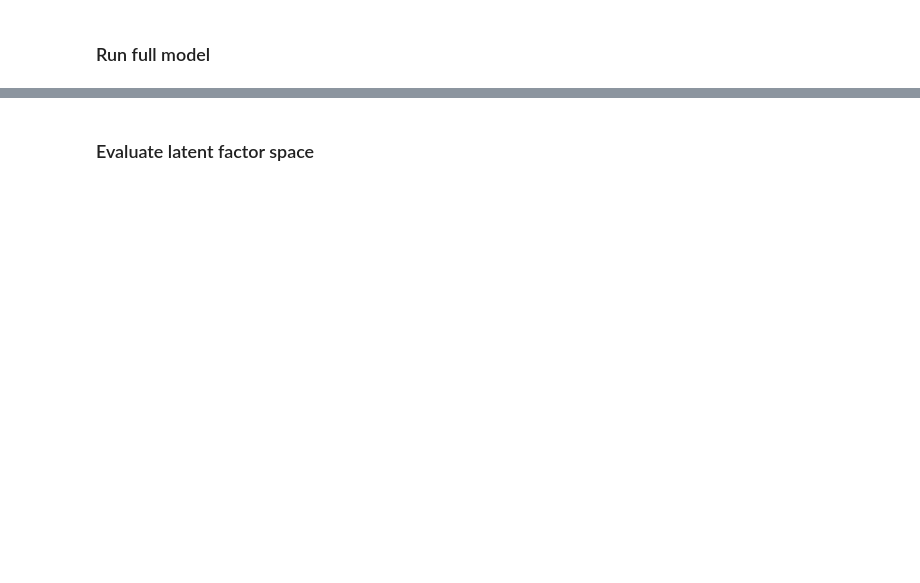
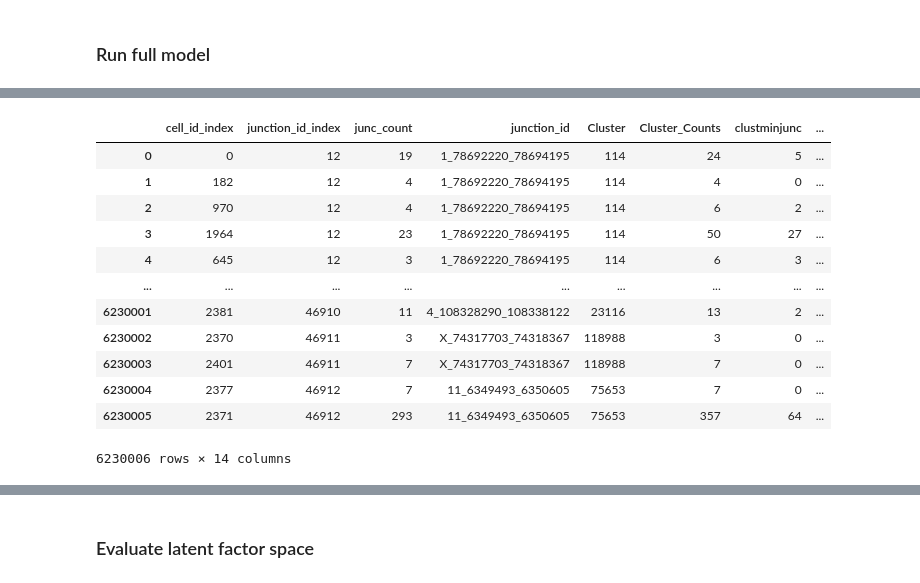
Before and after one commit to daklab/LeafletFA, a Jupyter notebook: notebooks/simulation_analysis/run_beta-dirichlet-factor_model.ipynb, the cells around one changed output, grey strips where cells are left out. Saved outputs shown, nothing was run; the diff lists cells and outputs as text; code cells hidden in the pictures; blank space fills up the shorter version.

Commit message:
modify all source code for Factor Model to work with Anndata objects

```diff
--- a/notebooks/simulation_analysis/run_beta-dirichlet-factor_model.ipynb
+++ b/notebooks/simulation_analysis/run_beta-dirichlet-factor_model.ipynb
@@ -498,0 +62,20 @@ Name: count, dtype: int64
+# %%
+# Load in the simulated data
+
+# Path to HDF5 file and the corresponding CSV files
+h5_file_path = '/gpfs/commons/groups/knowles_lab/Karin/Leaflet-analysis-WD/TabulaMurisBrain/model_input/Mammary_Gland/two_cell_types_sim.h5'
+final_data_csv_path = h5_file_path.replace('.h5', '_final_data.csv.gz')
+simple_data_csv_path = h5_file_path.replace('.h5', '_simple_data.csv.gz')
+
+# Open the HDF5 file and load the tensors
+with h5py.File(h5_file_path, 'r') as f:
+    cell_index_tensor = torch.tensor(f['cell_index_tensor'][:])
+    junc_index_tensor = torch.tensor(f['junc_index_tensor'][:])
+
+# Load the DataFrames from the compressed CSV files
+final_data = pd.read_csv(final_data_csv_path, compression='gzip')
+simple_data = pd.read_csv(simple_data_csv_path, compression='gzip')
+
+# Print the DataFrames to check if they were loaded correctly
+print(final_data.head())
+print(simple_data.head())
@@ -667 +391,17 @@ print(psis.shape)
+# %%
+sim_data
+# %% [output]
+|  | cell_id_index | junction_id_index | junc_count | junction_id | Cluster | Cluster_Counts | clustminjunc | ... |
+| 0 | 0 | 12 | 19 | 1_78692220_78694195 | 114 | 24 | 5 | ... |
+| 1 | 182 | 12 | 4 | 1_78692220_78694195 | 114 | 4 | 0 | ... |
+| 2 | 970 | 12 | 4 | 1_78692220_78694195 | 114 | 6 | 2 | ... |
+| 3 | 1964 | 12 | 23 | 1_78692220_78694195 | 114 | 50 | 27 | ... |
+| 4 | 645 | 12 | 3 | 1_78692220_78694195 | 114 | 6 | 3 | ... |
+| ... | ... | ... | ... | ... | ... | ... | ... | ... |
+| 6230001 | 2381 | 46910 | 11 | 4_108328290_108338122 | 23116 | 13 | 2 | ... |
+| 6230002 | 2370 | 46911 | 3 | X_74317703_74318367 | 118988 | 3 | 0 | ... |
+| 6230003 | 2401 | 46911 | 7 | X_74317703_74318367 | 118988 | 7 | 0 | ... |
+| 6230004 | 2377 | 46912 | 7 | 11_6349493_6350605 | 75653 | 7 | 0 | ... |
+| 6230005 | 2371 | 46912 | 293 | 11_6349493_6350605 | 75653 | 357 | 64 | ... |
+6230006 rows × 14 columns
 # %%
```
Also changed, not shown: parts of 85 cells of this notebook, 5 other files.
